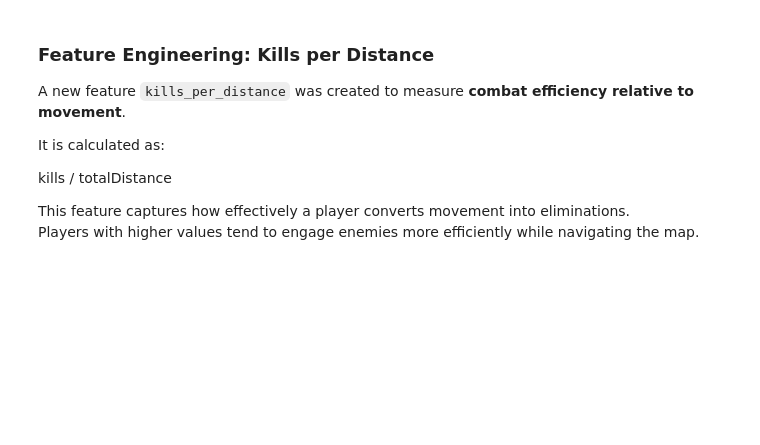
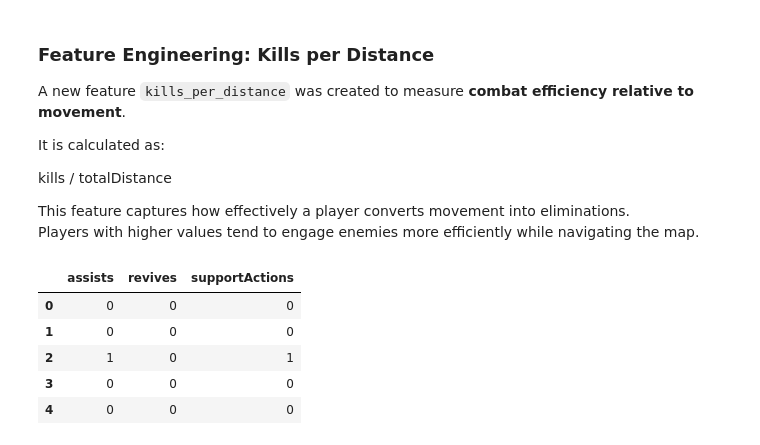
Before and after one commit to omxmishra/GameWinnerPrediction, a Jupyter notebook: Untitled.ipynb, the cells around one changed output. Saved outputs shown, nothing was run; the diff lists cells and outputs as text; code cells hidden in the pictures; blank space fills up the shorter version.

```diff
--- a/Untitled.ipynb
+++ b/Untitled.ipynb
@@ -371,3 +371,14 @@ kills / totalDistance
 
 This feature captures how effectively a player converts movement into eliminations.
 Players with higher values tend to engage enemies more efficiently while navigating the map.
+# %%
+df['supportActions'] = df['assists'] + df['revives']
+# %%
+df[['assists','revives','supportActions']].head()
+# %% [output]
+|  | assists | revives | supportActions |
+| 0 | 0 | 0 | 0 |
+| 1 | 0 | 0 | 0 |
+| 2 | 1 | 0 | 1 |
+| 3 | 0 | 0 | 0 |
+| 4 | 0 | 0 | 0 |
```
Also changed, not shown: parts of 19 cells of this notebook.
